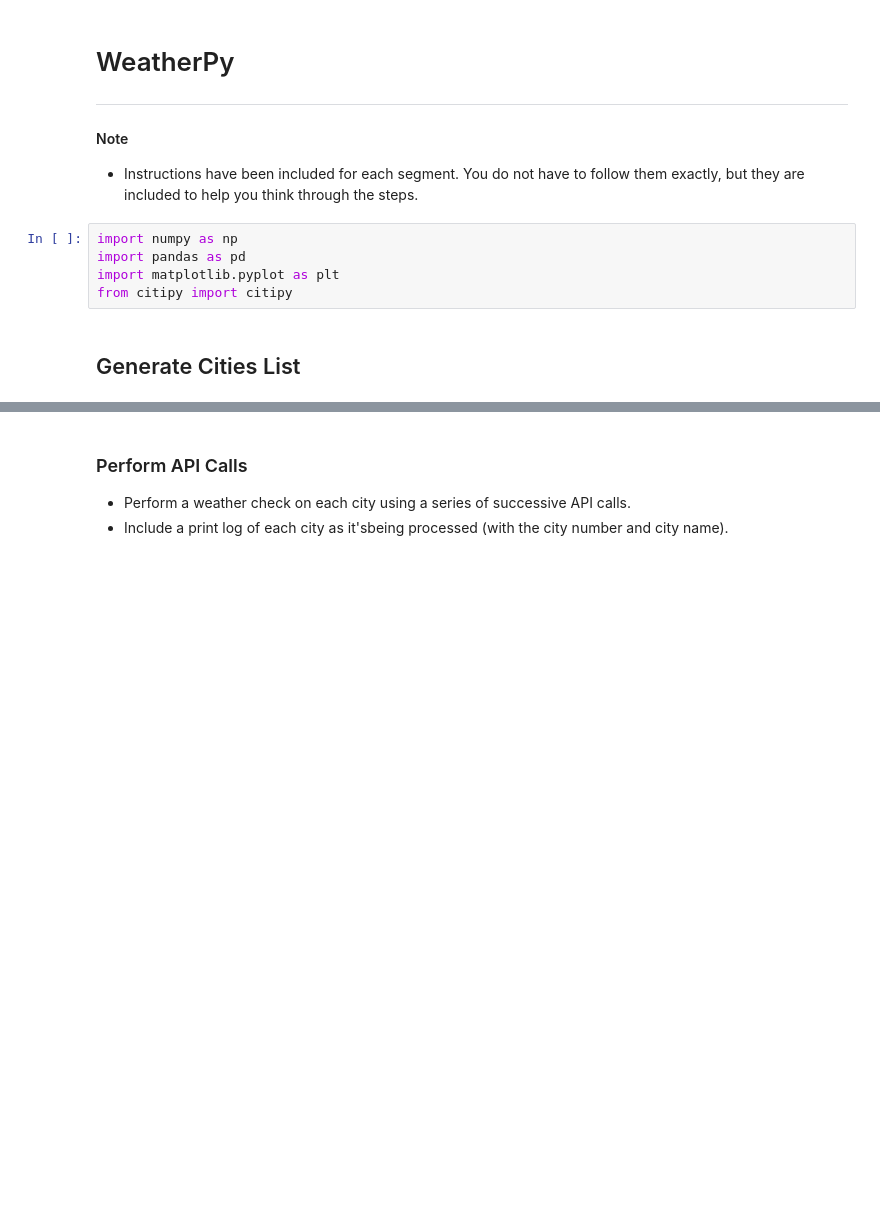
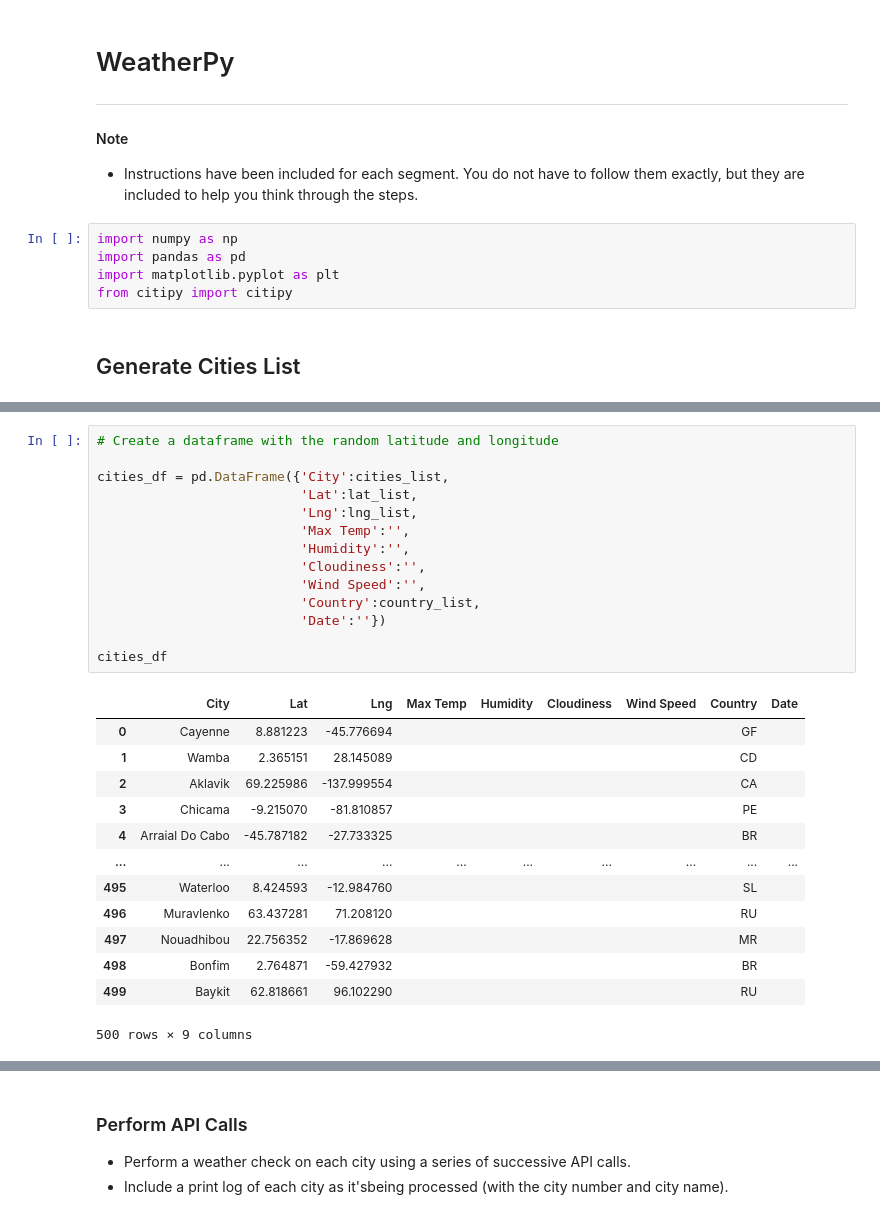
Before and after one commit to gpivaro/6-Python_APIs_Homework, a Jupyter notebook: WeatherPy/WeatherPy.ipynb, the cells around one changed output, grey strips where cells are left out. Saved outputs shown, nothing was run; the diff lists cells and outputs as text; blank space fills up the shorter version.

```diff
--- a/WeatherPy/WeatherPy.ipynb
+++ b/WeatherPy/WeatherPy.ipynb
@@ -59,0 +55,28 @@ cities_df
+# %%
+# Create a dataframe with the random latitude and longitude
+
+cities_df = pd.DataFrame({'City':cities_list,
+                          'Lat':lat_list,
+                          'Lng':lng_list,
+                          'Max Temp':'',
+                          'Humidity':'',
+                          'Cloudiness':'',
+                          'Wind Speed':'',
+                          'Country':country_list,
+                          'Date':''})
+
+cities_df
+# %% [output]
+|  | City | Lat | Lng | Max Temp | Humidity | Cloudiness | Wind Speed | Country | Date |
+| 0 | Cayenne | 8.881223 | -45.776694 |  |  |  |  | GF |  |
+| 1 | Wamba | 2.365151 | 28.145089 |  |  |  |  | CD |  |
+| 2 | Aklavik | 69.225986 | -137.999554 |  |  |  |  | CA |  |
+| 3 | Chicama | -9.215070 | -81.810857 |  |  |  |  | PE |  |
+| 4 | Arraial Do Cabo | -45.787182 | -27.733325 |  |  |  |  | BR |  |
+| ... | ... | ... | ... | ... | ... | ... | ... | ... | ... |
+| 495 | Waterloo | 8.424593 | -12.984760 |  |  |  |  | SL |  |
+| 496 | Muravlenko | 63.437281 | 71.208120 |  |  |  |  | RU |  |
+| 497 | Nouadhibou | 22.756352 | -17.869628 |  |  |  |  | MR |  |
+| 498 | Bonfim | 2.764871 | -59.427932 |  |  |  |  | BR |  |
+| 499 | Baykit | 62.818661 | 96.102290 |  |  |  |  | RU |  |
+500 rows × 9 columns
```
Also changed, not shown: parts of 28 cells of this notebook.
